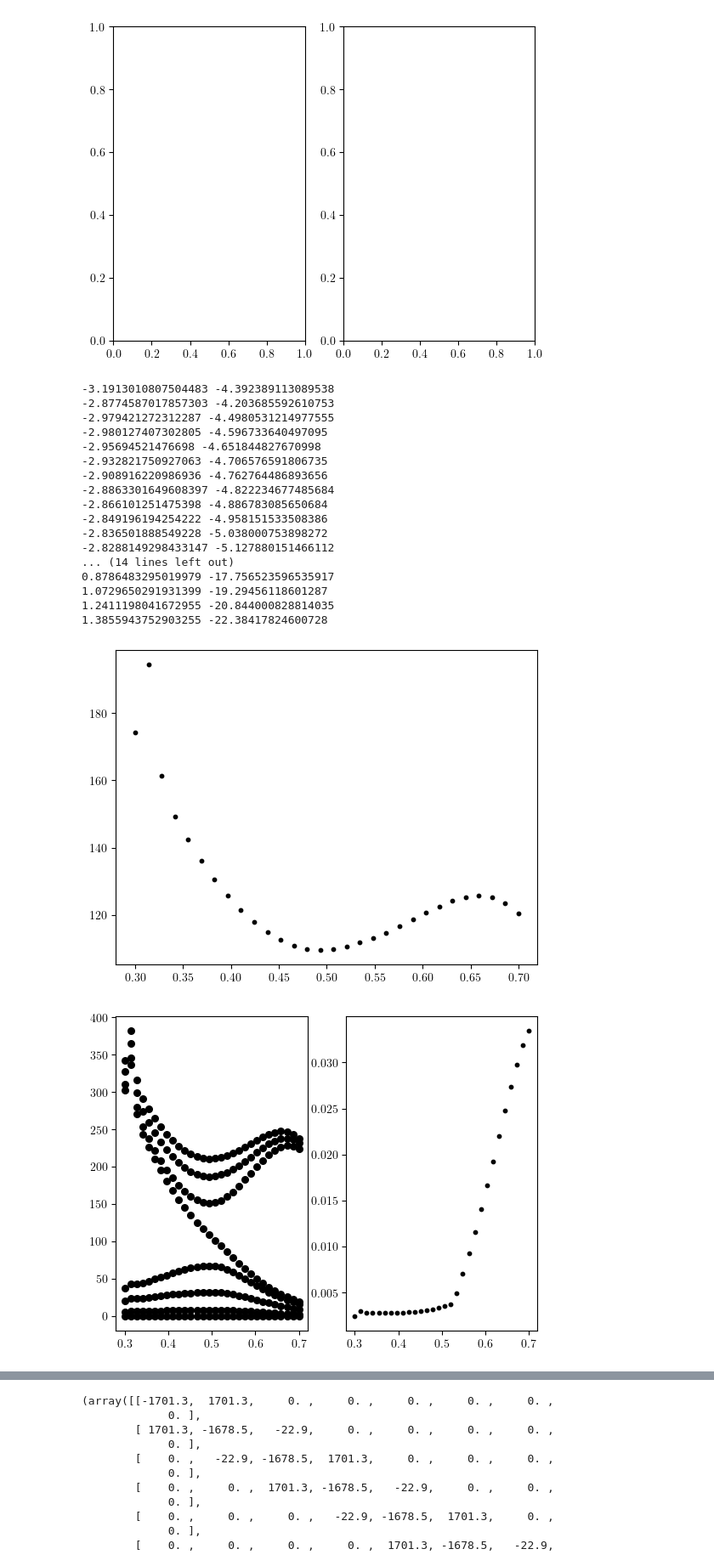
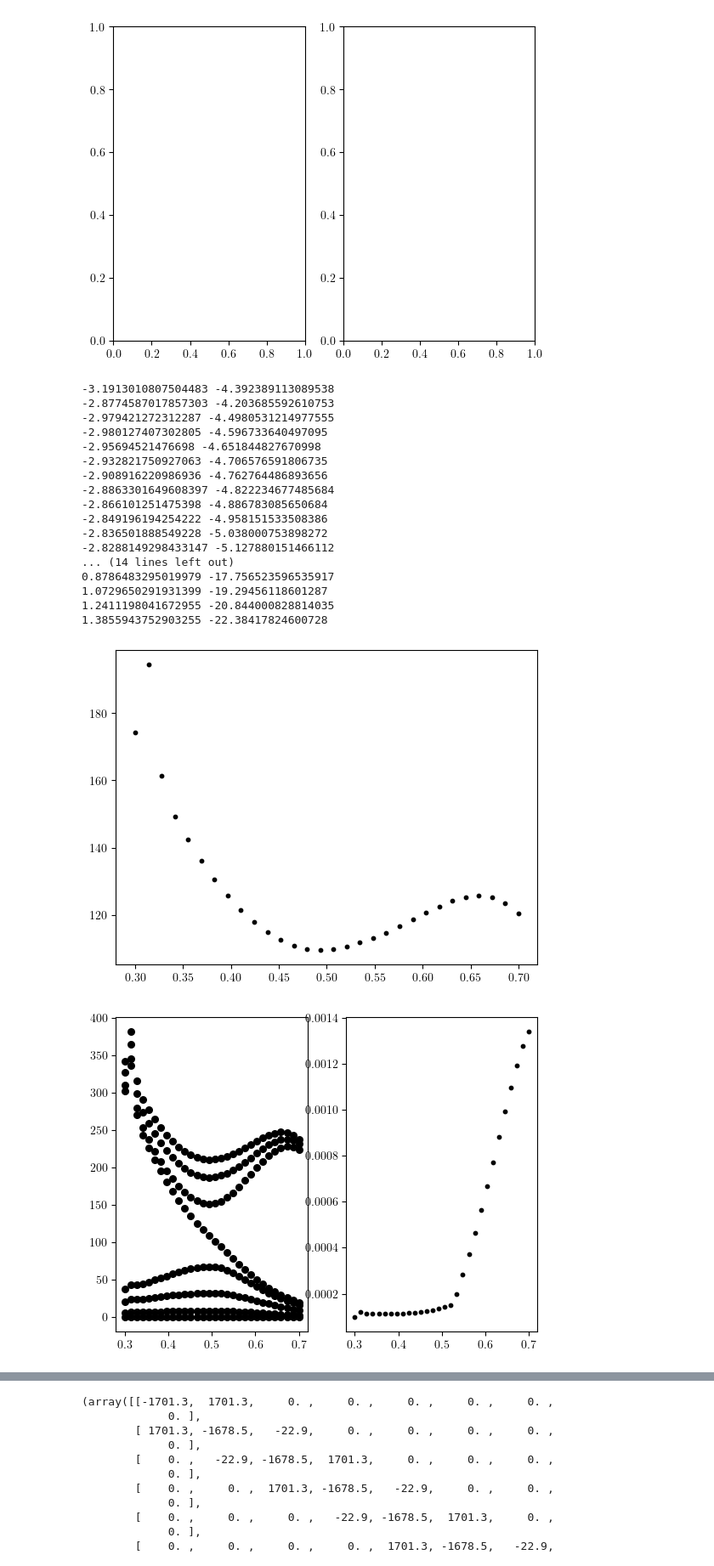
Before and after one commit to ChriGomm/master, a Jupyter notebook: numerics/interactions.ipynb, the cells around one changed output, grey strips where cells are left out. Shown at 85% size. Saved outputs shown, nothing was run; the diff lists cells and outputs as text; code cells hidden in the pictures.

```diff
--- a/numerics/interactions.ipynb
+++ b/numerics/interactions.ipynb
@@ -764,7 +765,7 @@ V#/c.hbar
 array([6.46047512e-18, 6.64657935e-14])
 # %%
 m = 85.5*c.u
-w = 2*np.pi*10**3*np.array([50,10])
+w = 2*np.pi*10**3*np.array([10,50])
 r= np.array([3,12])/10**6
 np.sqrt(c.hbar/m/2/w)/r, np.sqrt(c.hbar/2/m/w)
 # m*w**2*r**2/V[::-1]
@@ -1344,7 +1353,8 @@ def abs_eigvec(param,b):
     # dmat = nearest_nb_Hamiltonian(b,h,a,chain_length,lambda x, y: dip_derivative_full(x, 0, 0, y),0,d)
     # dmat += np.diag(np.ones(chain_length))*(m*w**2*r**2/V)[-1]/10**8
     # beta = grad(b,h,a,chain_length,nom_der1,d)
-    dmat = hopping_Ham(b,h,(m*w**2*r**2/V)[-1]/10**8,a,chain_length,lambda x, y: dip_derivative_full_vec(x, y),d)
+    dmat = hopping_Ham(b,h,1,a,chain_length,lambda x, y: dip_derivative_full_vec(x, y),d)
+    # dmat = hopping_Ham(b,h,(m*w**2*r**2/V)[-1]/10**8,a,chain_length,lambda x, y: dip_derivative_full_vec(x, y),d)
     beta = grad_long_range(b,h,a,chain_length,nom_der1_vec,d)
     return np.max(np.abs(beta))/np.min(np.where(dmat==0,np.inf,np.abs(dmat)))
     # eigenvecs = np.linalg.solve(dmat,beta)
@@ -1396,33 +1406,33 @@ for i in range(N):
     dmatp = dmat+ np.diag(np.ones(chain_length))*(m*w**2*r**2/V)[-1]/10**8
     vecp = np.linalg.solve(dmatp,beta)
     dis = dmat@vecp
     ax3[1].scatter(b[i],np.max(dis),color='0',s=10)
     # ax3[1].scatter(b[i]*np.ones(chain_length),beta,color='0',s=30)
     ax2.scatter(b[i],np.max(np.abs(dmat)),color='0',s=10)
     # ax2.scatter(b[i],sorted_crit[0][0],color='0',s=10)
 
 ax[0].scatter(b,phis,color='0',s=10)
 ax[1].scatter(b,hs,color='0',s=10)
 plt.show()
 # %% [output]
 -3.1913010807504483 -4.392389113089538
 -2.8774587017857303 -4.203685592610753
 -2.979421272312287 -4.4980531214977555
 -2.980127407302805 -4.596733640497095
 -2.95694521476698 -4.651844827670998
 -2.932821750927063 -4.706576591806735
 -2.908916220986936 -4.762764486893656
 -2.8863301649608397 -4.822234677485684
 -2.866101251475398 -4.886783085650684
 -2.849196194254222 -4.958151533508386
 -2.836501888549228 -5.038000753898272
 -2.8288149298433147 -5.127880151466112
 ... (14 lines left out)
 0.8786483295019979 -17.756523596535917
 1.0729650291931399 -19.29456118601287
 1.2411198041672955 -20.844000828814035
 1.3855943752903255 -22.38417824600728
 [figure]
-[figure, old version]
+[figure, new version]
 [figure]
 # %%
```
Also changed, not shown: parts of 10 cells of this notebook.
